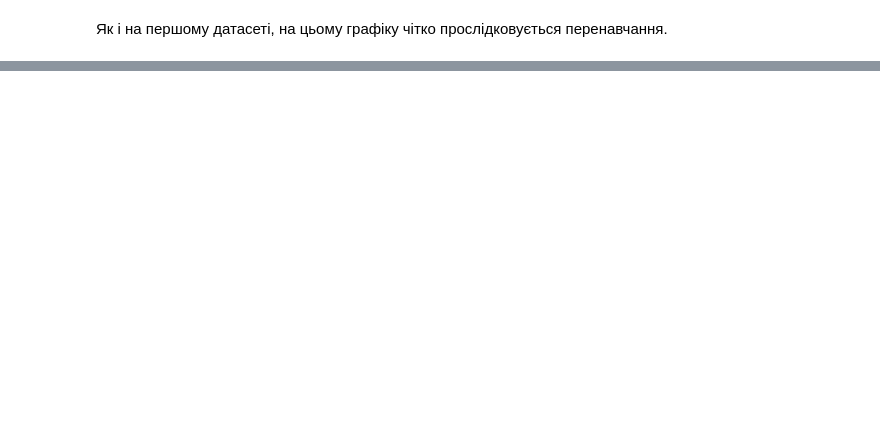
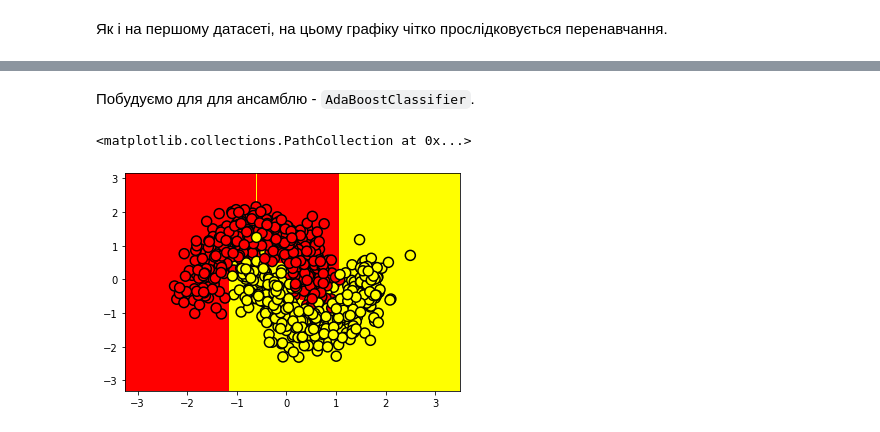
Before and after one commit to anna-kryva/ML_KPI_labs, a Jupyter notebook: lab-4/Lab4_Kryva_Anna_KA75_variant5.ipynb, the cells around one changed output, grey strips where cells are left out. Cells and saved outputs as stored; diff of their text form; code cells hidden in the pictures; blank space fills up the shorter version.

```diff
--- a/lab-4/Lab4_Kryva_Anna_KA75_variant5.ipynb
+++ b/lab-4/Lab4_Kryva_Anna_KA75_variant5.ipynb
@@ -959,0 +1039,17 @@ plot_scores(*get_f1scores(X2_train, y2_train, X2_test, y2_test, n_estimators,
+# %% [markdown]
+Побудуємо для для ансамблю - `AdaBoostClassifier`.
+# %%
+clf2_ada = AdaBoostClassifier(base_estimator=dtc2, learning_rate=0.1,
+                              algorithm='SAMME', n_estimators=20)
+clf2_ada.fit(X2_train, y2_train)
+
+xx, yy = get_grid(X2_train)
+
+predicted_clf2_ada = clf2_ada.predict(np.c_[xx.ravel(), yy.ravel()])\
+                                .reshape(xx.shape)
+plt.pcolormesh(xx, yy, predicted_clf2_ada, cmap='autumn')
+plt.scatter(X2_train[:, 0], X2_train[:, 1], c=y2_train, s=100,
+              cmap='autumn', edgecolors='black', linewidth=1.5)
+# %% [output]
+<matplotlib.collections.PathCollection at 0x...>
+[figure, added]
```
Also changed, not shown: parts of 25 cells of this notebook.
